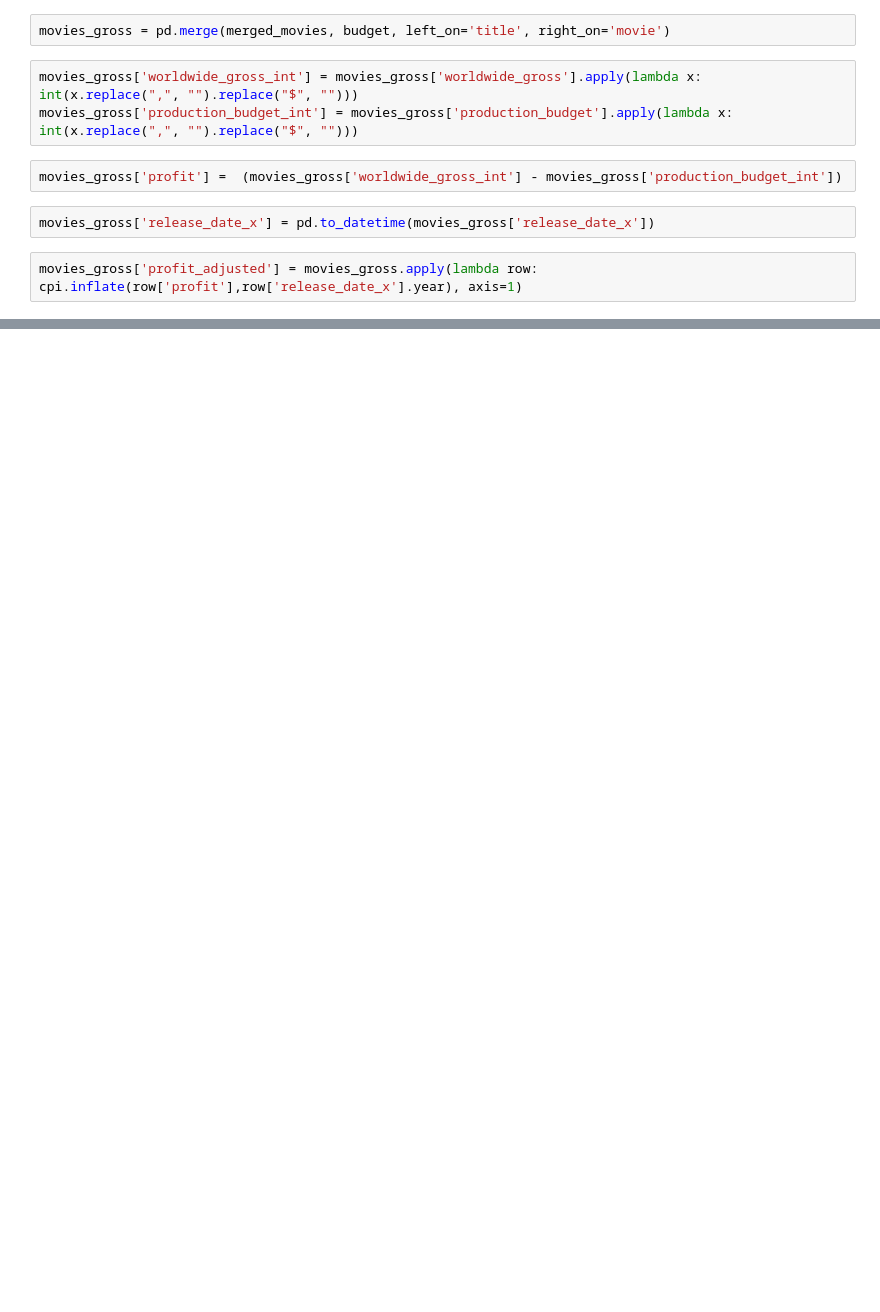
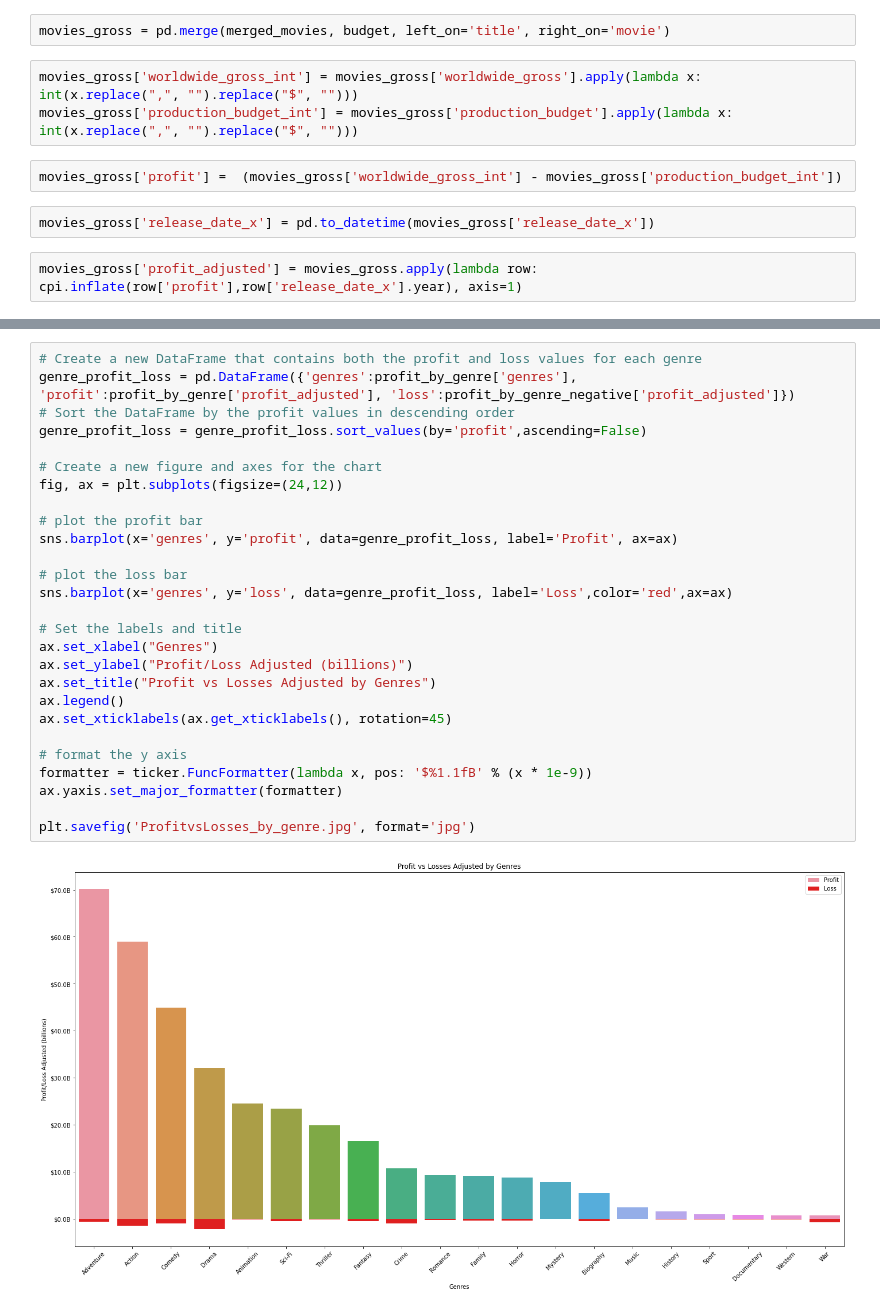
Before and after one commit to SpaceMonkey0453/Phase1_Project, a Jupyter notebook: Jonathan/dsc-phase-1-project-v2-4-master/Jonathan Notebook.ipynb, the cells around one changed output, grey strips where cells are left out. Cells and saved outputs as stored; diff of their text form; blank space fills up the shorter version.

```diff
--- a/Jonathan/dsc-phase-1-project-v2-4-master/Jonathan Notebook.ipynb
+++ b/Jonathan/dsc-phase-1-project-v2-4-master/Jonathan Notebook.ipynb
@@ -155,0 +146,29 @@ sns.lineplot(x='theater_date', y='profit_adjusted', hue='genres', data=movies_gr
+# %%
+# Create a new DataFrame that contains both the profit and loss values for each genre
+genre_profit_loss = pd.DataFrame({'genres':profit_by_genre['genres'], 'profit':profit_by_genre['profit_adjusted'], 'loss':profit_by_genre_negative['profit_adjusted']})
+# Sort the DataFrame by the profit values in descending order
+genre_profit_loss = genre_profit_loss.sort_values(by='profit',ascending=False)
+
+# Create a new figure and axes for the chart
+fig, ax = plt.subplots(figsize=(24,12))
+
+# plot the profit bar
+sns.barplot(x='genres', y='profit', data=genre_profit_loss, label='Profit', ax=ax)
+
+# plot the loss bar
+sns.barplot(x='genres', y='loss', data=genre_profit_loss, label='Loss',color='red',ax=ax)
+
+# Set the labels and title
+ax.set_xlabel("Genres")
+ax.set_ylabel("Profit/Loss Adjusted (billions)")
+ax.set_title("Profit vs Losses Adjusted by Genres")
+ax.legend()
+ax.set_xticklabels(ax.get_xticklabels(), rotation=45)
+
+# format the y axis
+formatter = ticker.FuncFormatter(lambda x, pos: '$%1.1fB' % (x * 1e-9))
+ax.yaxis.set_major_formatter(formatter)
+
+plt.savefig('ProfitvsLosses_by_genre.jpg', format='jpg')
+# %% [output]
+[figure, added]
```
Also changed, not shown: parts of 16 cells of this notebook, 3 other files.
